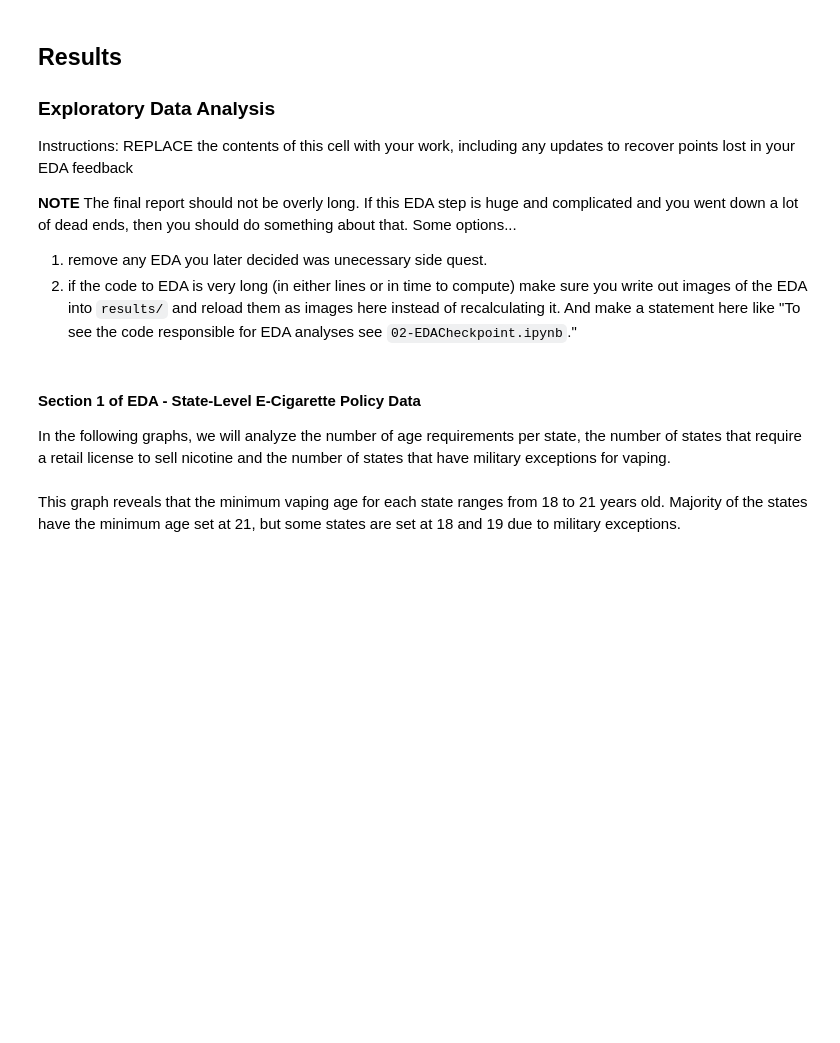
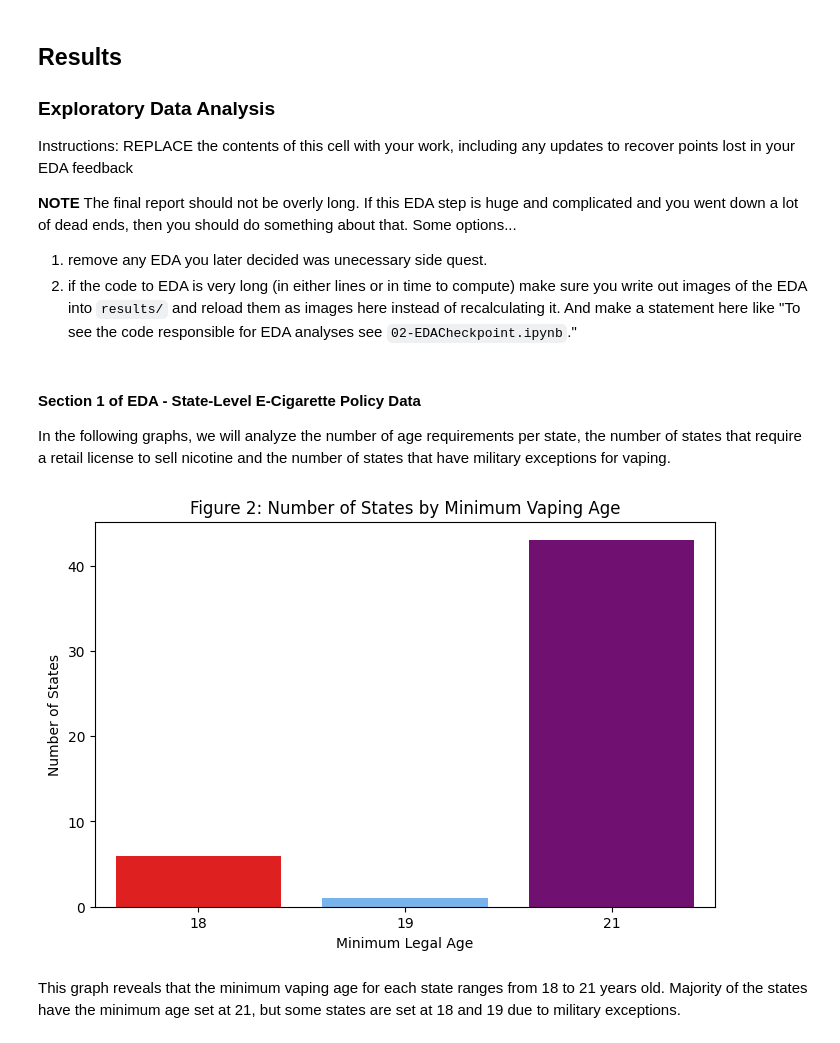
Before and after one commit to COGS108/Group103_WI26, a Jupyter notebook: 03-FinalProject.ipynb, the cells around one changed output. Drawn from its saved outputs; the diff is of its cells as text; code cells hidden in the pictures; blank space fills up the shorter version.

```diff
--- a/03-FinalProject.ipynb
+++ b/03-FinalProject.ipynb
@@ -420,13 +715,17 @@ Instructions: REPLACE the contents of this cell with your work, including any up
 #### Section 1 of EDA - State-Level E-Cigarette Policy Data
 
 In the following graphs, we will analyze the number of age requirements per state, the number of states that require a retail license to sell nicotine and the number of states that have military exceptions for vaping.
+# %%
+policy_eda_data = pd.read_csv("data/02-processed/policy_data_cleaned.csv")
 # %%
 plt.figure(figsize=(8,5))
-sns.countplot(x='Age', hue='Age', palette=['Red', '#66b3ff', 'Purple'], data=policy_data, legend=False)
+sns.countplot(x='Age', hue='Age', palette=['Red', '#66b3ff', 'Purple'], data=policy_eda_data, legend=False)
 plt.xlabel("Minimum Legal Age")
 plt.ylabel("Number of States")
-plt.title("Number of States by Minimum Vaping Age")
+plt.title("Figure 2: Number of States by Minimum Vaping Age")
 plt.show()
+# %% [output]
+[figure, added]
 # %% [markdown]
 This graph reveals that the minimum vaping age for each state ranges from 18 to 21 years old. Majority of the states have the minimum age set at 21, but some states are set at 18 and 19 due to military exceptions.
 # %%
```
Also changed, not shown: parts of 55 cells of this notebook.
